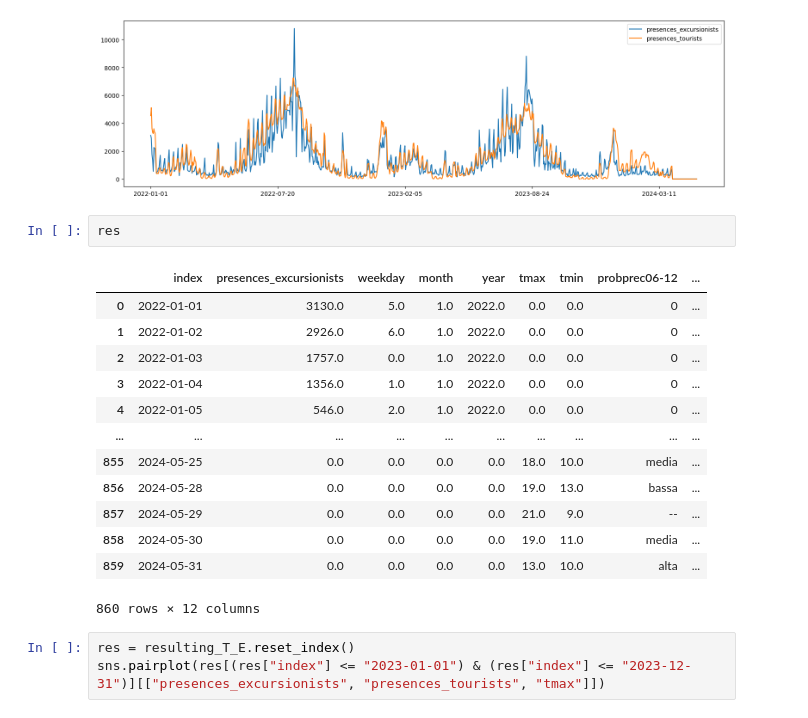
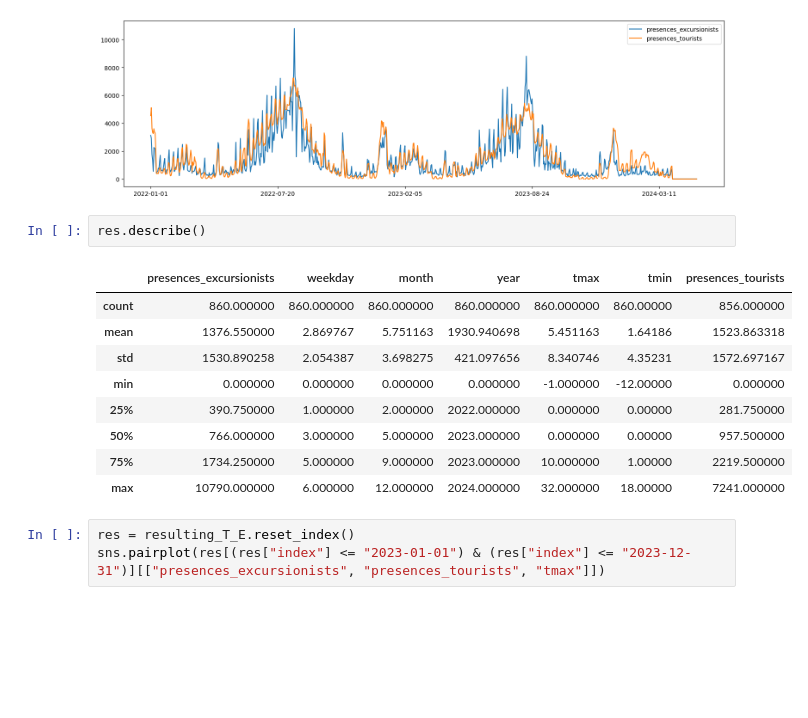
Before and after one commit to tn-aixpa/datiturismo, a Jupyter notebook: digital twin/confounding.ipynb, the cells around one changed output. Drawn from its saved outputs; the diff is of its cells as text; blank space fills up the shorter version.

```diff
--- a/digital twin/confounding.ipynb
+++ b/digital twin/confounding.ipynb
@@ -84,21 +119,17 @@ resulting_T_E[["presences_excursionists", "presences_tourists"]].plot(figsize=(1
 <Axes: >
 [figure]
 # %%
-res
+res.describe()
 # %% [output]
-|  | index | presences_excursionists | weekday | month | year | tmax | tmin | probprec06-12 | ... |
-| 0 | 2022-01-01 | 3130.0 | 5.0 | 1.0 | 2022.0 | 0.0 | 0.0 | 0 | ... |
-| 1 | 2022-01-02 | 2926.0 | 6.0 | 1.0 | 2022.0 | 0.0 | 0.0 | 0 | ... |
-| 2 | 2022-01-03 | 1757.0 | 0.0 | 1.0 | 2022.0 | 0.0 | 0.0 | 0 | ... |
-| 3 | 2022-01-04 | 1356.0 | 1.0 | 1.0 | 2022.0 | 0.0 | 0.0 | 0 | ... |
-| 4 | 2022-01-05 | 546.0 | 2.0 | 1.0 | 2022.0 | 0.0 | 0.0 | 0 | ... |
-| ... | ... | ... | ... | ... | ... | ... | ... | ... | ... |
-| 855 | 2024-05-25 | 0.0 | 0.0 | 0.0 | 0.0 | 18.0 | 10.0 | media | ... |
-| 856 | 2024-05-28 | 0.0 | 0.0 | 0.0 | 0.0 | 19.0 | 13.0 | bassa | ... |
-| 857 | 2024-05-29 | 0.0 | 0.0 | 0.0 | 0.0 | 21.0 | 9.0 | -- | ... |
-| 858 | 2024-05-30 | 0.0 | 0.0 | 0.0 | 0.0 | 19.0 | 11.0 | media | ... |
-| 859 | 2024-05-31 | 0.0 | 0.0 | 0.0 | 0.0 | 13.0 | 10.0 | alta | ... |
+|  | presences_excursionists | weekday | month | year | tmax | tmin | presences_tourists |
+| count | 860.000000 | 860.000000 | 860.000000 | 860.000000 | 860.000000 | 860.00000 | 856.000000 |
+| mean | 1376.550000 | 2.869767 | 5.751163 | 1930.940698 | 5.451163 | 1.64186 | 1523.863318 |
+| std | 1530.890258 | 2.054387 | 3.698275 | 421.097656 | 8.340746 | 4.35231 | 1572.697167 |
+| min | 0.000000 | 0.000000 | 0.000000 | 0.000000 | -1.000000 | -12.00000 | 0.000000 |
+| 25% | 390.750000 | 1.000000 | 2.000000 | 2022.000000 | 0.000000 | 0.00000 | 281.750000 |
+| 50% | 766.000000 | 3.000000 | 5.000000 | 2023.000000 | 0.000000 | 0.00000 | 957.500000 |
+| 75% | 1734.250000 | 5.000000 | 9.000000 | 2023.000000 | 10.000000 | 1.00000 | 2219.500000 |
+| max | 10790.000000 | 6.000000 | 12.000000 | 2024.000000 | 32.000000 | 18.00000 | 7241.000000 |
-860 rows × 12 columns
 # %%
 res = resulting_T_E.reset_index()
 sns.pairplot(res[(res["index"] <= "2023-01-01") & (res["index"] <= "2023-12-31")][["presences_excursionists", "presences_tourists", "tmax"]])
```
Also changed, not shown: parts of 20 cells of this notebook, 1 other file.
